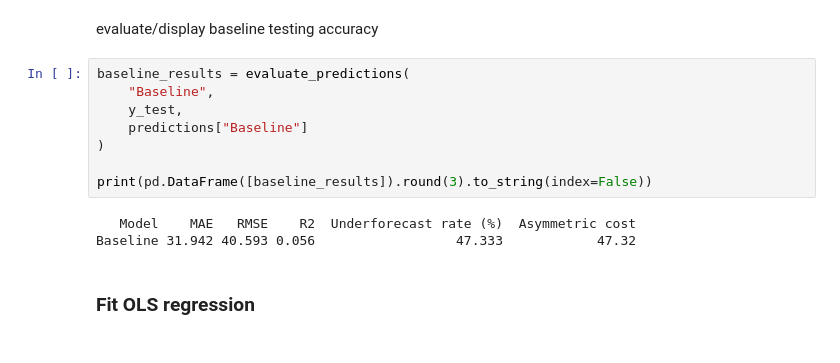
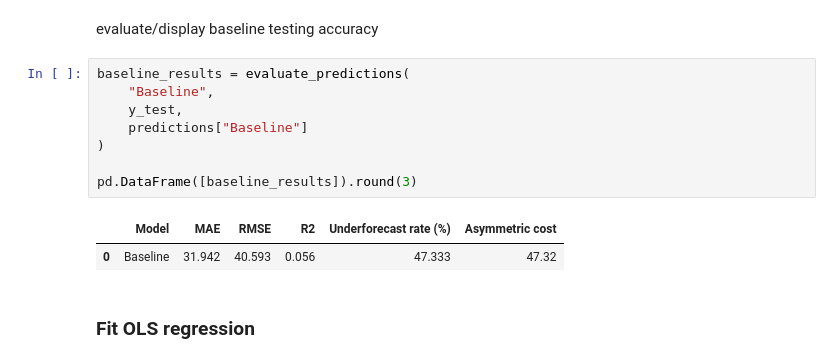
Before and after one commit to emreavley/DSB102_A1, a Jupyter notebook: DSB102_A2.ipynb, the cells around one changed output. Drawn from its saved outputs; the diff is of its cells as text.

```diff
--- a/DSB102_A2.ipynb
+++ b/DSB102_A2.ipynb
@@ -483,14 +486,14 @@ evaluate/display baseline testing accuracy
 # %%
 baseline_results = evaluate_predictions(
     "Baseline",
     y_test,
     predictions["Baseline"]
 )
 
-print(pd.DataFrame([baseline_results]).round(3).to_string(index=False))
+pd.DataFrame([baseline_results]).round(3)
 # %% [output]
-   Model    MAE   RMSE    R2  Underforecast rate (%)  Asymmetric cost
-Baseline 31.942 40.593 0.056                  47.333            47.32
+|  | Model | MAE | RMSE | R2 | Underforecast rate (%) | Asymmetric cost |
+| 0 | Baseline | 31.942 | 40.593 | 0.056 | 47.333 | 47.32 |
 # %% [markdown]
 ### Fit OLS regression
 # %% [markdown]
```
Also changed, not shown: parts of 8 cells of this notebook.
